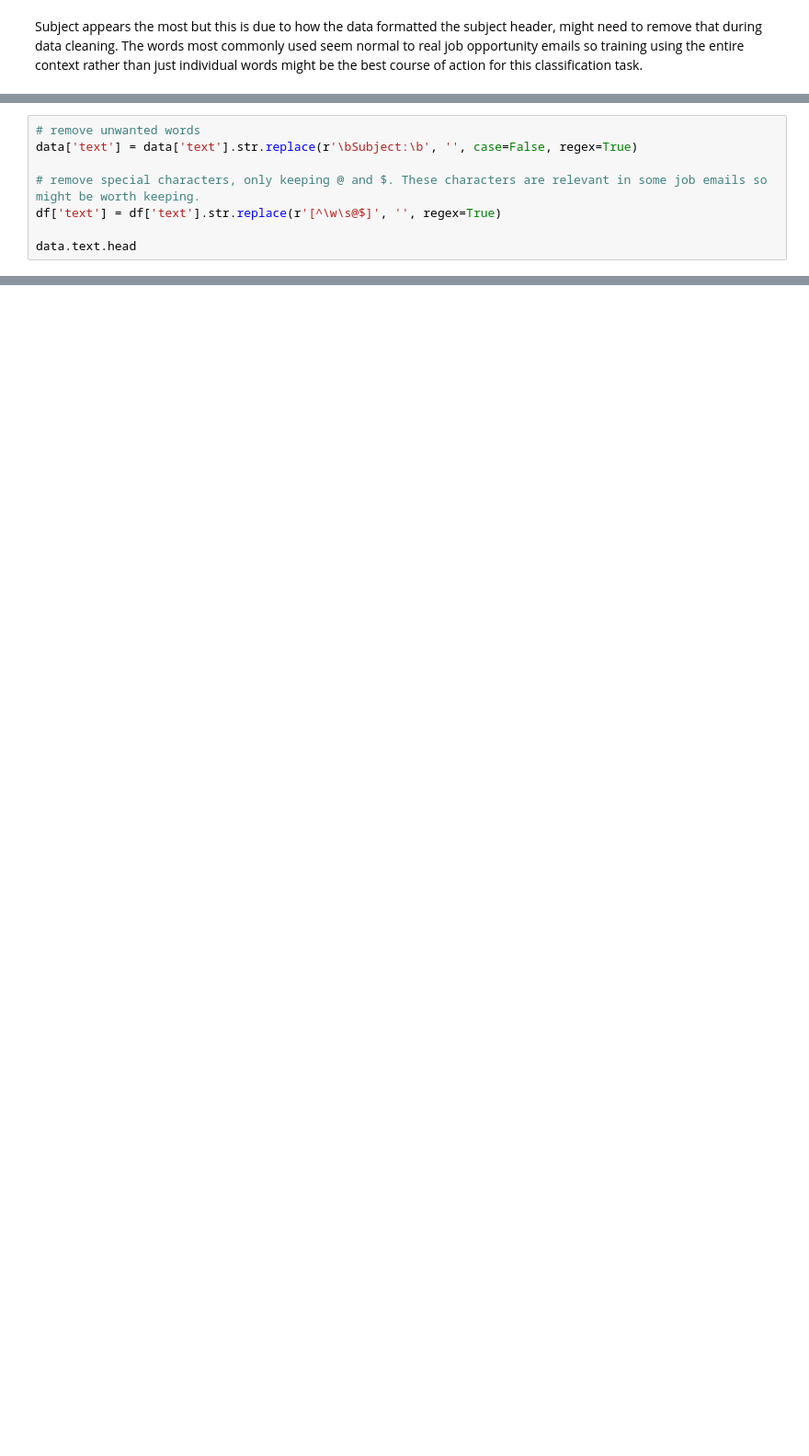
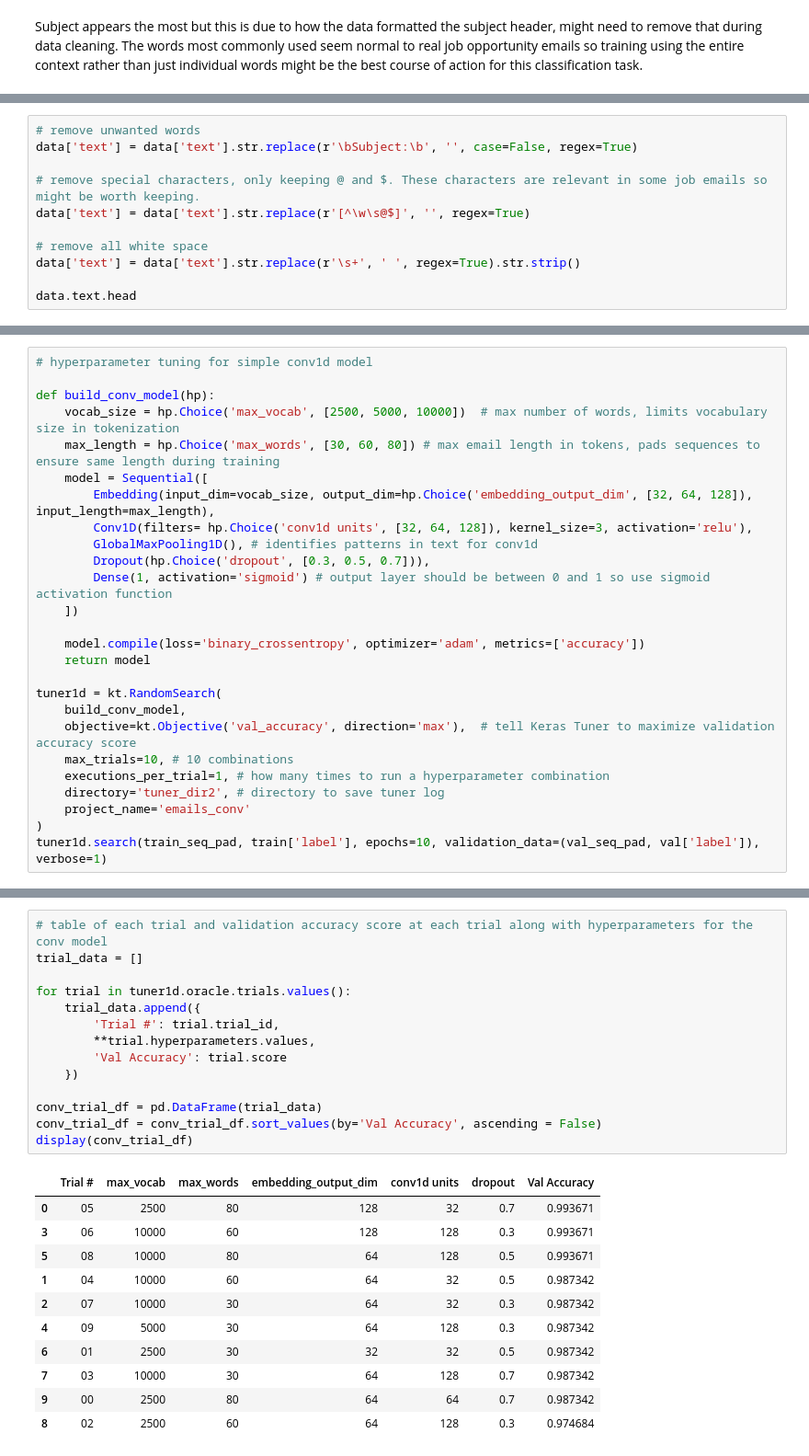
Before and after one commit to kyleung1/ml-week-6, a Jupyter notebook: final_notebook.ipynb, the cells around one changed output, grey strips where cells are left out. Shown: that part at 92% size. Drawn from its saved outputs; the diff is of its cells as text; blank space fills up the shorter version.

```diff
--- a/final_notebook.ipynb
+++ b/final_notebook.ipynb
@@ -138,7 +155,10 @@ Subject appears the most but this is due to how the data formatted the subject h
 data['text'] = data['text'].str.replace(r'\bSubject:\b', '', case=False, regex=True)
 
 # remove special characters, only keeping @ and $. These characters are relevant in some job emails so might be worth keeping.
-df['text'] = df['text'].str.replace(r'[^\w\s@$]', '', regex=True)
+data['text'] = data['text'].str.replace(r'[^\w\s@$]', '', regex=True)
+
+# remove all white space
+data['text'] = data['text'].str.replace(r'\s+', ' ', regex=True).str.strip()
 
 data.text.head
 # %% [output]
@@ -160,0 +425,26 @@ Name: text, Length: 988, dtype: object>
+# %%
+# hyperparameter tuning for simple conv1d model
+
+def build_conv_model(hp):
+    vocab_size = hp.Choice('max_vocab', [2500, 5000, 10000])  # max number of words, limits vocabulary size in tokenization
+    max_length = hp.Choice('max_words', [30, 60, 80]) # max email length in tokens, pads sequences to ensure same length during training
+    model = Sequential([
+        Embedding(input_dim=vocab_size, output_dim=hp.Choice('embedding_output_dim', [32, 64, 128]), input_length=max_length),
+        Conv1D(filters= hp.Choice('conv1d units', [32, 64, 128]), kernel_size=3, activation='relu'),
+        GlobalMaxPooling1D(), # identifies patterns in text for conv1d
+        Dropout(hp.Choice('dropout', [0.3, 0.5, 0.7])),
+        Dense(1, activation='sigmoid') # output layer should be between 0 and 1 so use sigmoid activation function
+    ])
+
+    model.compile(loss='binary_crossentropy', optimizer='adam', metrics=['accuracy'])
+    return model
+
+tuner1d = kt.RandomSearch(
+    build_conv_model,
+    objective=kt.Objective('val_accuracy', direction='max'),  # tell Keras Tuner to maximize validation accuracy score
+    max_trials=10, # 10 combinations
+    executions_per_trial=1, # how many times to run a hyperparameter combination
+    directory='tuner_dir2', # directory to save tuner log
+    project_name='emails_conv'
+)
+tuner1d.search(train_seq_pad, train['label'], epochs=10, validation_data=(val_seq_pad, val['label']), verbose=1)
@@ -160,0 +453,26 @@ Name: text, Length: 988, dtype: object>
+# %%
+# table of each trial and validation accuracy score at each trial along with hyperparameters for the conv model
+trial_data = []
+
+for trial in tuner1d.oracle.trials.values():
+    trial_data.append({
+        'Trial #': trial.trial_id,
+        **trial.hyperparameters.values,
+        'Val Accuracy': trial.score
+    })
+
+conv_trial_df = pd.DataFrame(trial_data)
+conv_trial_df = conv_trial_df.sort_values(by='Val Accuracy', ascending = False)
+display(conv_trial_df)
+# %% [output]
+|  | Trial # | max_vocab | max_words | embedding_output_dim | conv1d units | dropout | Val Accuracy |
+| 0 | 05 | 2500 | 80 | 128 | 32 | 0.7 | 0.993671 |
+| 3 | 06 | 10000 | 60 | 128 | 128 | 0.3 | 0.993671 |
+| 5 | 08 | 10000 | 80 | 64 | 128 | 0.5 | 0.993671 |
+| 1 | 04 | 10000 | 60 | 64 | 32 | 0.5 | 0.987342 |
+| 2 | 07 | 10000 | 30 | 64 | 32 | 0.3 | 0.987342 |
+| 4 | 09 | 5000 | 30 | 64 | 128 | 0.3 | 0.987342 |
+| 6 | 01 | 2500 | 30 | 32 | 32 | 0.5 | 0.987342 |
+| 7 | 03 | 10000 | 30 | 64 | 128 | 0.7 | 0.987342 |
+| 9 | 00 | 2500 | 80 | 64 | 64 | 0.7 | 0.987342 |
+| 8 | 02 | 2500 | 60 | 64 | 128 | 0.3 | 0.974684 |
```
Also changed, not shown: parts of 33 cells of this notebook, 1 other file.
